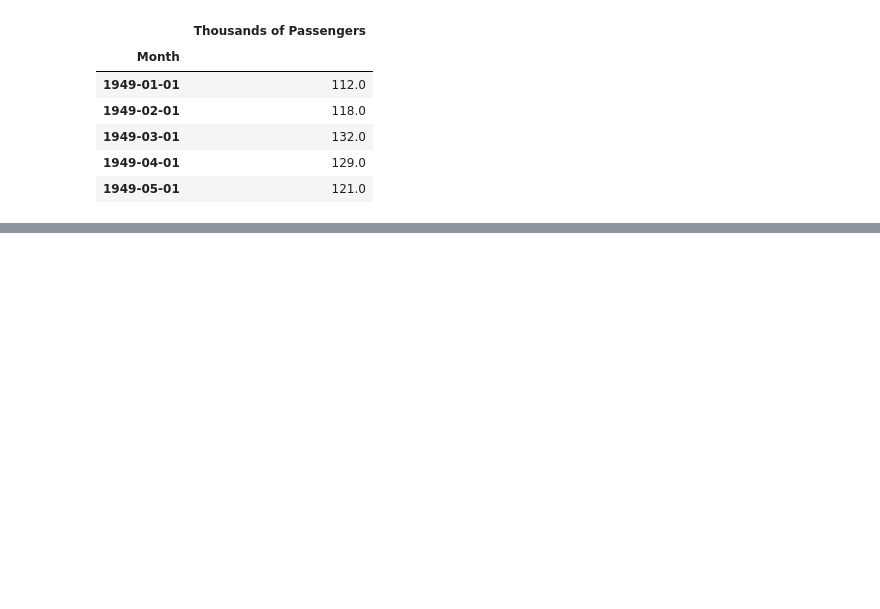
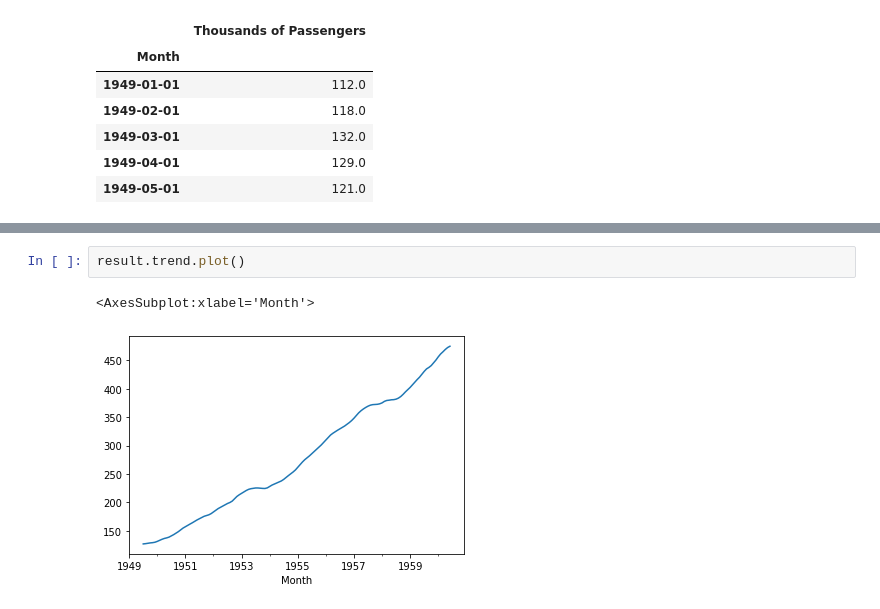
Before and after one commit to jamesponwith/FinancePortfolio, a Jupyter notebook: ets_decomposition.ipynb, the cells around one changed output, grey strips where cells are left out. Drawn from its saved outputs; the diff is of its cells as text; blank space fills up the shorter version.

```diff
--- a/ets_decomposition.ipynb
+++ b/ets_decomposition.ipynb
@@ -38,0 +48,5 @@ airline.head()
+# %%
+result.trend.plot()
+# %% [output]
+<AxesSubplot:xlabel='Month'>
+[figure, added]
```
Also changed, not shown: parts of 3 cells of this notebook.
